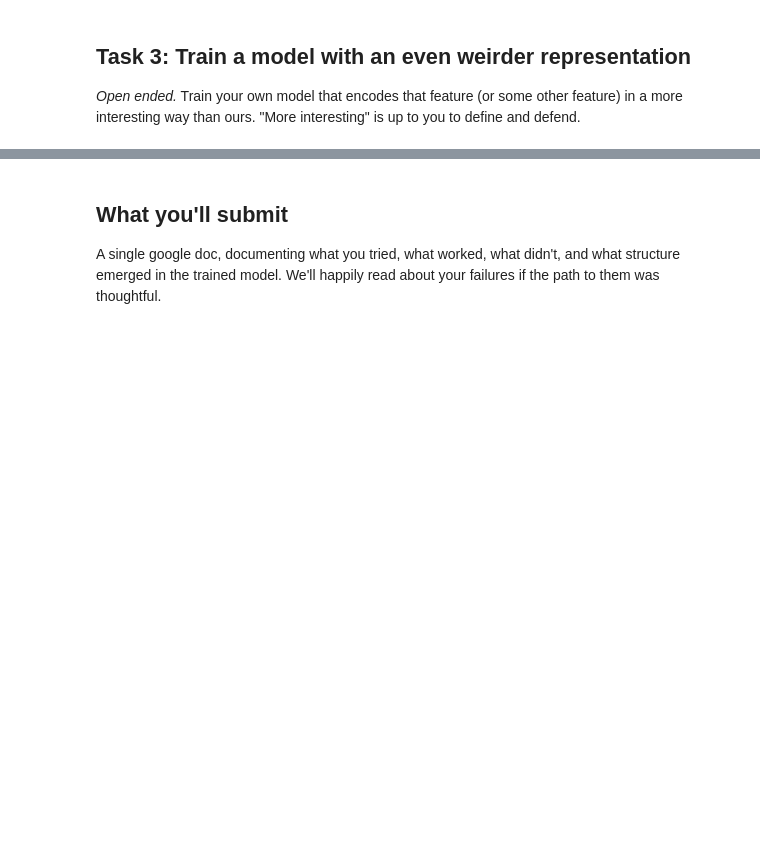
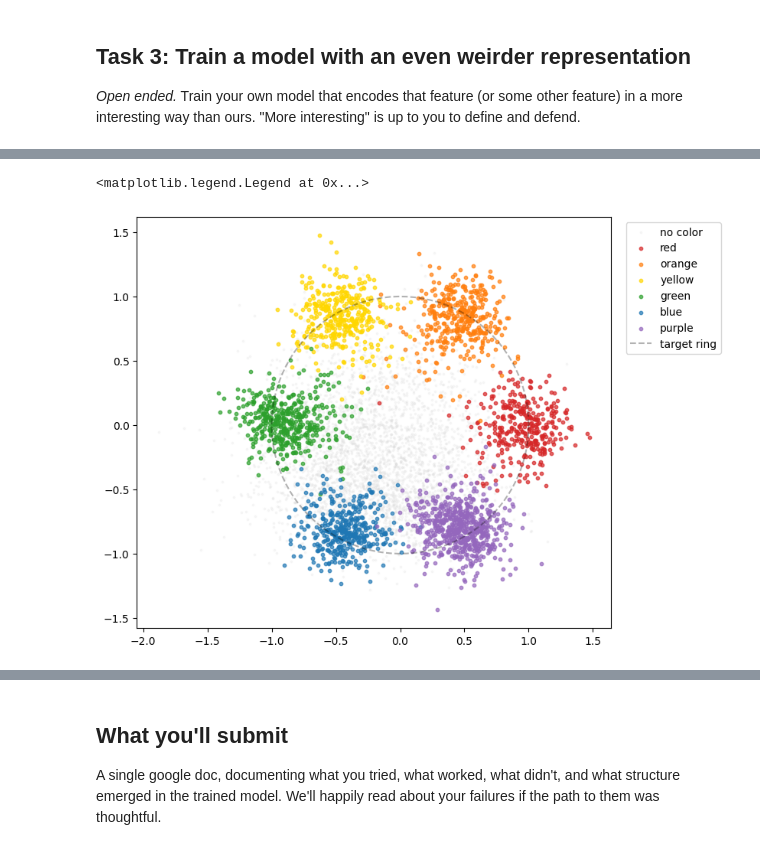
Before and after one commit to artmoskvin/bluedot-tais-puzzle, a Jupyter notebook: puzzle.ipynb, the cells around one changed output, grey strips where cells are left out. Drawn from its saved outputs; the diff is of its cells as text; code cells hidden in the pictures; blank space fills up the shorter version.

```diff
--- a/puzzle.ipynb
+++ b/puzzle.ipynb
@@ -862,0 +973,10 @@ country=0 examples closest to country centroid:
+# %%
+import torch
+from torch.utils.data import DataLoader, TensorDataset
+
+X_train_t = torch.tensor(train_embeddings, dtype=torch.float32)
+y_train_t = torch.tensor(train_labels, dtype=torch.float32)
+angles_t = torch.tensor(train_angles, dtype=torch.float32)
+
+dataset = TensorDataset(X_train_t, y_train_t, angles_t)
+loader = DataLoader(dataset, batch_size=256, shuffle=True)
@@ -862,0 +1052,30 @@ country=0 examples closest to country centroid:
+# %%
+import matplotlib.pyplot as plt
+import numpy as np
+
+xy_train = model.circle_xy(X_train_t.to(device)).detach().cpu().numpy()
+
+# canonicals: list of canonical color names per train example (None if no match)
+fig, ax = plt.subplots(figsize=(8, 8))
+
+# color=0 in light gray
+mask0 = train_labels[:, 2] == 0
+ax.scatter(xy_train[mask0, 0], xy_train[mask0, 1], s=3, alpha=0.15, c="lightgray", label="no color")
+
+# color=1 examples by canonical
+wheel_colors = {
+    "red": "tab:red", "orange": "tab:orange", "yellow": "gold",
+    "green": "tab:green", "blue": "tab:blue", "purple": "tab:purple",
+}
+for name, plot_color in wheel_colors.items():
+    mask = np.array([c == name for c in canonicals])
+    ax.scatter(xy_train[mask, 0], xy_train[mask, 1], s=10, alpha=0.7, c=plot_color, label=name)
+
+# Draw the target ring for reference
+theta = np.linspace(0, 2*np.pi, 100)
+ax.plot(np.cos(theta), np.sin(theta), "k--", alpha=0.3, label="target ring")
+ax.set_aspect("equal")
+ax.legend(bbox_to_anchor=(1.02, 1), loc="upper left")
+# %% [output]
+<matplotlib.legend.Legend at 0x...>
+[figure, added]
```
Also changed, not shown: parts of 11 cells of this notebook, 3 other files.
